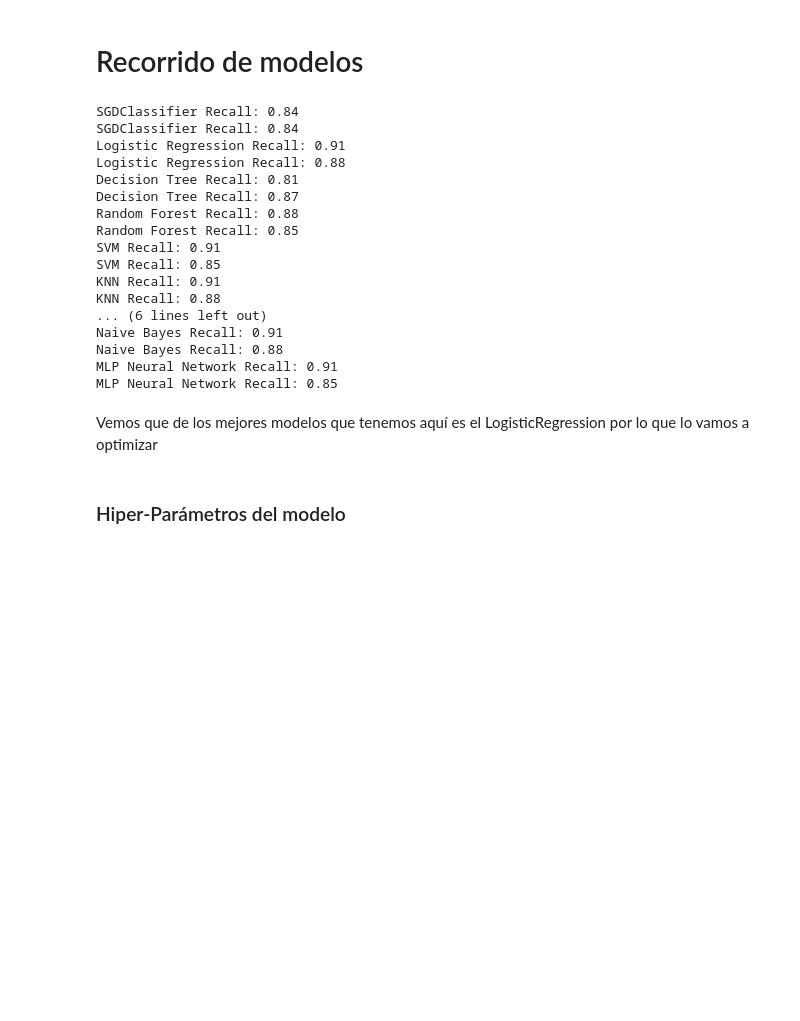
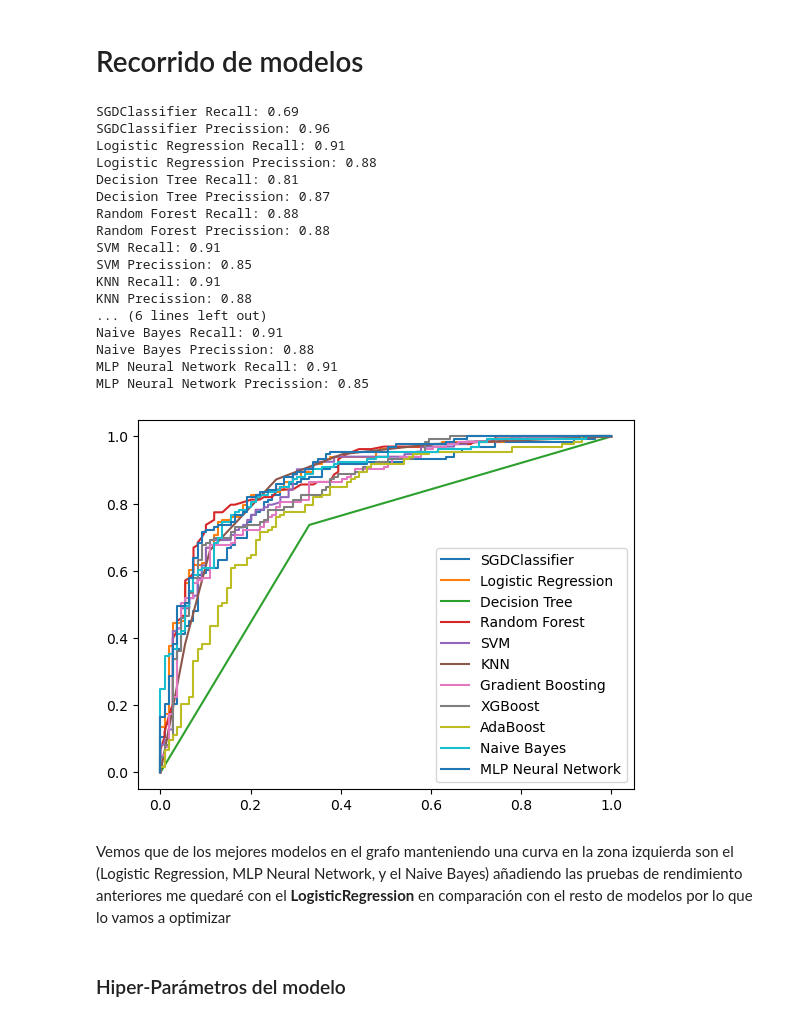
Before and after one commit to diegoguizanlopez/BigDataEIa, a Jupyter notebook: IA/Sistemas_Aprendizaje_Automatico/2-Trimestre/Regresion_Multivariable/Ataque_Corazón/ataque_corazon_prediccion.ipynb, the cells around one changed output. Cells and saved outputs as stored; diff of their text form; code cells hidden in the pictures; blank space fills up the shorter version.

```diff
--- a/IA/Sistemas_Aprendizaje_Automatico/2-Trimestre/Regresion_Multivariable/Ataque_Corazón/ataque_corazon_prediccion.ipynb
+++ b/IA/Sistemas_Aprendizaje_Automatico/2-Trimestre/Regresion_Multivariable/Ataque_Corazón/ataque_corazon_prediccion.ipynb
@@ -168,11 +168,11 @@ from xgboost import XGBClassifier
 
 
 models = {
-    "SGDClassifier":SGDClassifier(),
+    "SGDClassifier":SGDClassifier('log_loss'),
     'Logistic Regression': LogisticRegression(solver='lbfgs', max_iter=1000),
     'Decision Tree': DecisionTreeClassifier(),
     'Random Forest': RandomForestClassifier(),
-    'SVM': SVC(),
+    'SVM': SVC(probability=True),
     'KNN': KNeighborsClassifier(),
     'Gradient Boosting': GradientBoostingClassifier(),
     'XGBoost': XGBClassifier(),
@@ -191,27 +191,42 @@ for name, model in models.items():
     recall = recall_score(y_test, y_pred)
     print(f"{name} Recall: {recall:.2f}")
     precission = precision_score(y_test, y_pred)
-    print(f"{name} Recall: {precission:.2f}")
+    print(f"{name} Precission: {precission:.2f}")
 # %% [output]
-SGDClassifier Recall: 0.84
-SGDClassifier Recall: 0.84
+SGDClassifier Recall: 0.69
+SGDClassifier Precission: 0.96
 Logistic Regression Recall: 0.91
-Logistic Regression Recall: 0.88
+Logistic Regression Precission: 0.88
 Decision Tree Recall: 0.81
-Decision Tree Recall: 0.87
+Decision Tree Precission: 0.87
 Random Forest Recall: 0.88
-Random Forest Recall: 0.85
+Random Forest Precission: 0.88
 SVM Recall: 0.91
-SVM Recall: 0.85
+SVM Precission: 0.85
 KNN Recall: 0.91
-KNN Recall: 0.88
+KNN Precission: 0.88
 ... (6 lines left out)
 Naive Bayes Recall: 0.91
-Naive Bayes Recall: 0.88
+Naive Bayes Precission: 0.88
 MLP Neural Network Recall: 0.91
-MLP Neural Network Recall: 0.85
+MLP Neural Network Precission: 0.85
-# %% [markdown]
-Vemos que de los mejores modelos que tenemos aquí es el LogisticRegression por lo que lo vamos a optimizar
+# %%
+from sklearn.calibration import cross_val_predict
+from sklearn.metrics import roc_curve
+import seaborn as sns
+
+
+for name, model in models.items():
+    y_probas = cross_val_predict(model, x_train, y_train, cv=3,
+                                    method="predict_proba")
+    y_scores_forest = y_probas[:, 1]
+    fpr, tpr, thresholds_forest = roc_curve(y_train, y_scores_forest)
+    plt.plot(fpr, tpr, label=name)
+    plt.legend()
+# %% [output]
+[figure, added]
+# %% [markdown]
+Vemos que de los mejores modelos en el grafo manteniendo una curva en la zona izquierda son el (Logistic Regression, MLP Neural Network, y el Naive Bayes) añadiendo las pruebas de rendimiento anteriores me quedaré con el **LogisticRegression** en comparación con el resto de modelos por lo que lo vamos a optimizar
 # %% [markdown]
 ### Hiper-Parámetros del modelo
 # %%
```
Also changed, not shown: 5 other files.
